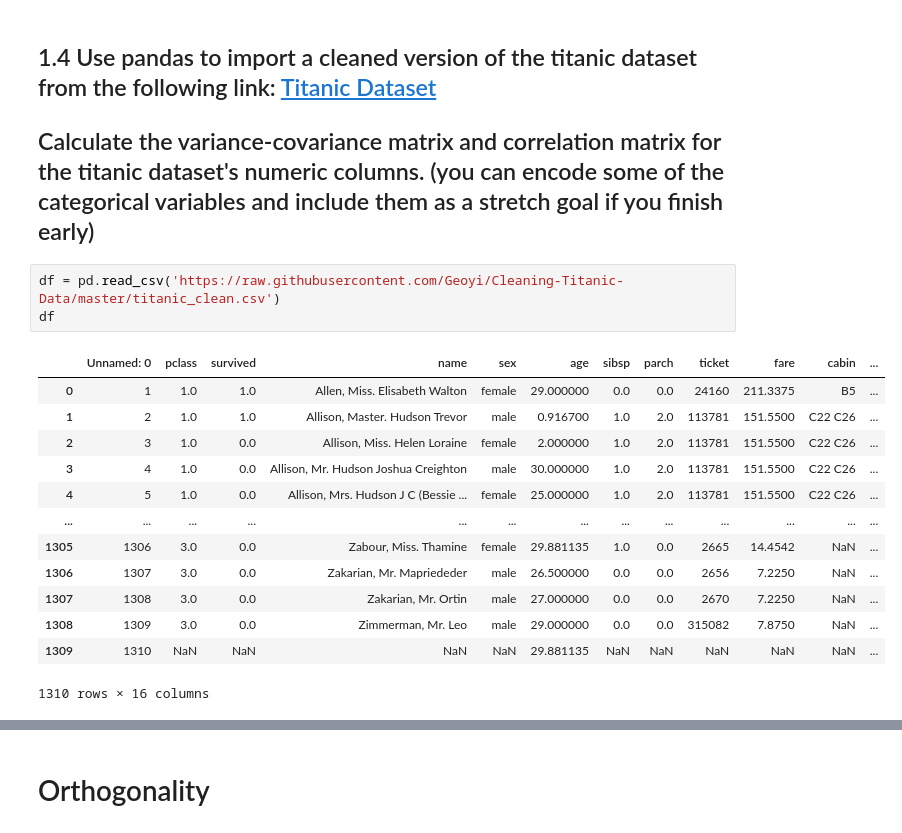
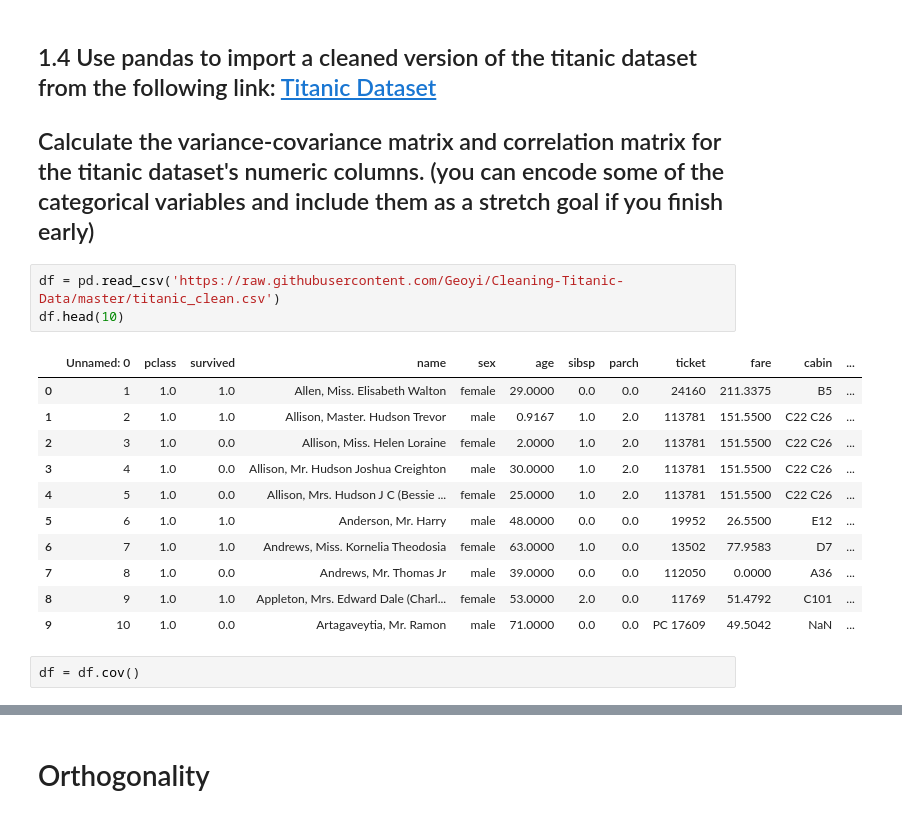
Before and after one commit to IvanCampos11/DS-Unit-1-Sprint-3-Linear-Algebra, a Jupyter notebook: module2-intermediate-linear-algebra/LS_DS_132_Intermediate_Linear_Algebra_Assignment.ipynb, the cells around one changed output, grey strips where cells are left out. Saved outputs shown, nothing was run; the diff lists cells and outputs as text.

```diff
--- a/module2-intermediate-linear-algebra/LS_DS_132_Intermediate_Linear_Algebra_Assignment.ipynb
+++ b/module2-intermediate-linear-algebra/LS_DS_132_Intermediate_Linear_Algebra_Assignment.ipynb
@@ -53,18 +53,18 @@ array([[31.66911826,  1.12330631],
 ## Calculate the variance-covariance matrix and correlation matrix for the titanic dataset's numeric columns. (you can encode some of the categorical variables and include them as a stretch goal if you finish early)
 # %%
 df = pd.read_csv('https://raw.githubusercontent.com/Geoyi/Cleaning-Titanic-Data/master/titanic_clean.csv')
-df
+df.head(10)
 # %% [output]
 |  | Unnamed: 0 | pclass | survived | name | sex | age | sibsp | parch | ticket | fare | cabin | ... |
-| 0 | 1 | 1.0 | 1.0 | Allen, Miss. Elisabeth Walton | female | 29.000000 | 0.0 | 0.0 | 24160 | 211.3375 | B5 | ... |
-| 1 | 2 | 1.0 | 1.0 | Allison, Master. Hudson Trevor | male | 0.916700 | 1.0 | 2.0 | 113781 | 151.5500 | C22 C26 | ... |
-| 2 | 3 | 1.0 | 0.0 | Allison, Miss. Helen Loraine | female | 2.000000 | 1.0 | 2.0 | 113781 | 151.5500 | C22 C26 | ... |
-| 3 | 4 | 1.0 | 0.0 | Allison, Mr. Hudson Joshua Creighton | male | 30.000000 | 1.0 | 2.0 | 113781 | 151.5500 | C22 C26 | ... |
-| 4 | 5 | 1.0 | 0.0 | Allison, Mrs. Hudson J C (Bessie ... | female | 25.000000 | 1.0 | 2.0 | 113781 | 151.5500 | C22 C26 | ... |
-| ... | ... | ... | ... | ... | ... | ... | ... | ... | ... | ... | ... | ... |
-| 1305 | 1306 | 3.0 | 0.0 | Zabour, Miss. Thamine | female | 29.881135 | 1.0 | 0.0 | 2665 | 14.4542 | NaN | ... |
-| 1306 | 1307 | 3.0 | 0.0 | Zakarian, Mr. Mapriededer | male | 26.500000 | 0.0 | 0.0 | 2656 | 7.2250 | NaN | ... |
-| 1307 | 1308 | 3.0 | 0.0 | Zakarian, Mr. Ortin | male | 27.000000 | 0.0 | 0.0 | 2670 | 7.2250 | NaN | ... |
-| 1308 | 1309 | 3.0 | 0.0 | Zimmerman, Mr. Leo | male | 29.000000 | 0.0 | 0.0 | 315082 | 7.8750 | NaN | ... |
-| 1309 | 1310 | NaN | NaN | NaN | NaN | 29.881135 | NaN | NaN | NaN | NaN | NaN | ... |
+| 0 | 1 | 1.0 | 1.0 | Allen, Miss. Elisabeth Walton | female | 29.0000 | 0.0 | 0.0 | 24160 | 211.3375 | B5 | ... |
+| 1 | 2 | 1.0 | 1.0 | Allison, Master. Hudson Trevor | male | 0.9167 | 1.0 | 2.0 | 113781 | 151.5500 | C22 C26 | ... |
+| 2 | 3 | 1.0 | 0.0 | Allison, Miss. Helen Loraine | female | 2.0000 | 1.0 | 2.0 | 113781 | 151.5500 | C22 C26 | ... |
+| 3 | 4 | 1.0 | 0.0 | Allison, Mr. Hudson Joshua Creighton | male | 30.0000 | 1.0 | 2.0 | 113781 | 151.5500 | C22 C26 | ... |
+| 4 | 5 | 1.0 | 0.0 | Allison, Mrs. Hudson J C (Bessie ... | female | 25.0000 | 1.0 | 2.0 | 113781 | 151.5500 | C22 C26 | ... |
+| 5 | 6 | 1.0 | 1.0 | Anderson, Mr. Harry | male | 48.0000 | 0.0 | 0.0 | 19952 | 26.5500 | E12 | ... |
+| 6 | 7 | 1.0 | 1.0 | Andrews, Miss. Kornelia Theodosia | female | 63.0000 | 1.0 | 0.0 | 13502 | 77.9583 | D7 | ... |
+| 7 | 8 | 1.0 | 0.0 | Andrews, Mr. Thomas Jr | male | 39.0000 | 0.0 | 0.0 | 112050 | 0.0000 | A36 | ... |
+| 8 | 9 | 1.0 | 1.0 | Appleton, Mrs. Edward Dale (Charl... | female | 53.0000 | 2.0 | 0.0 | 11769 | 51.4792 | C101 | ... |
+| 9 | 10 | 1.0 | 0.0 | Artagaveytia, Mr. Ramon | male | 71.0000 | 0.0 | 0.0 | PC 17609 | 49.5042 | NaN | ... |
-1310 rows × 16 columns
+# %%
+df = df.cov()
```
Also changed, not shown: parts of 1 cell of this notebook.
